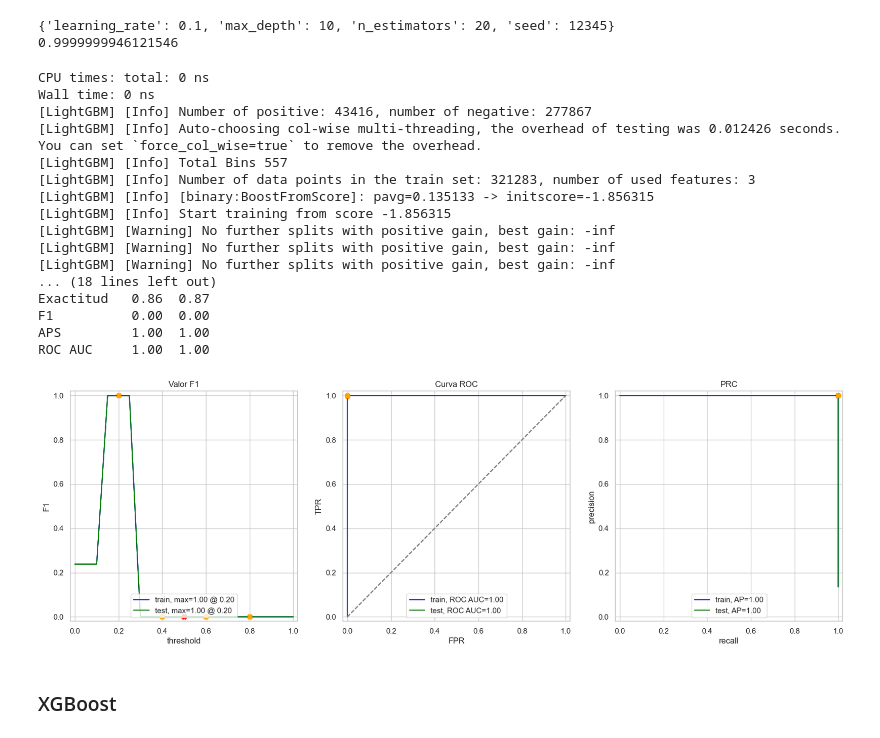
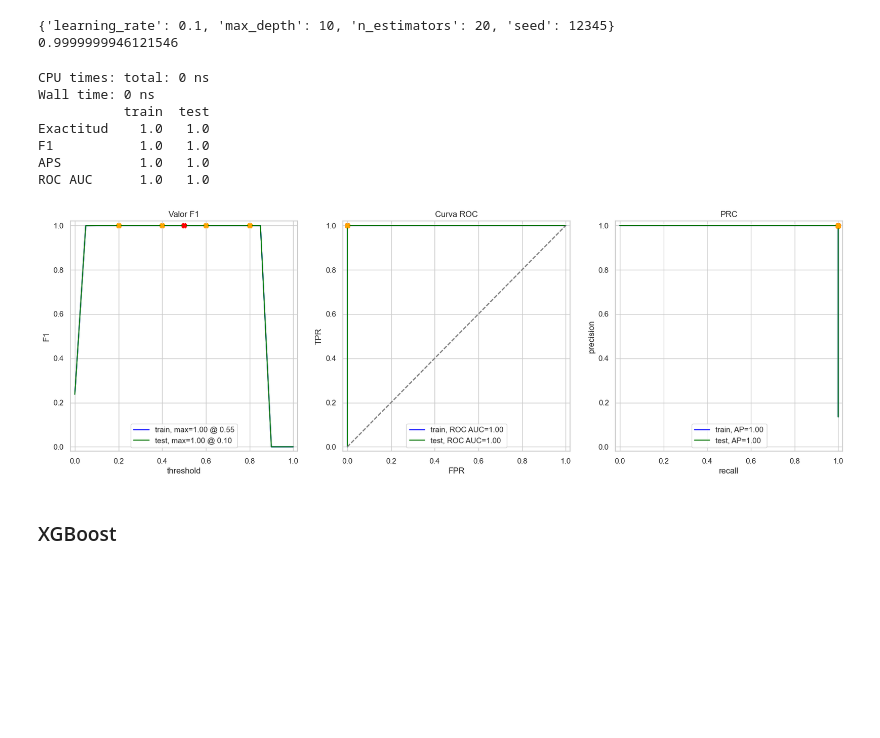
Before and after one commit to AbnerGalRol/Hackaton-Triple_ten-Team-8, a Jupyter notebook: notebooks/hackaton-triple-ten.ipynb, the cells around one changed output. Saved outputs shown, nothing was run; the diff lists cells and outputs as text; code cells hidden in the pictures; blank space fills up the shorter version.

```diff
--- a/notebooks/hackaton-triple-ten.ipynb
+++ b/notebooks/hackaton-triple-ten.ipynb
@@ -583,8 +582,8 @@ returned_products_20 = returned_products_20.sort_values(by='quantity', ascending
 
 fig, axes = plt.subplots(1,2,figsize = (14,5)) # We create a firgure with subplots
 dfs = [returned_products_19,returned_products_20]
-for idx,df in enumerate(dfs):
-    axis = sns.barplot(x='month', y='quantity', data=df
+for idx,data in enumerate(dfs):
+    axis = sns.barplot(x='month', y='quantity', data=data
                 , palette='viridis',hue='quantity',ax=axes[idx])
     axis.set_title('Returned Products per Month')
     axis.set_xlabel('Months')
@@ -968,4 +976,13 @@ target = df['churn']
 features_train, features_valid, target_train, target_valid = train_test_split(features, target, test_size=0.2, random_state=42)
+# %%
+# Scaling features
+r_scaler = RobustScaler()
+
+scaled_features_train = r_scaler.fit_transform(features_train)
+features_train = pd.DataFrame(scaled_features_train,columns=features_train.columns)
+
+scaled_features_test = r_scaler.fit_transform(features_valid)
+features_valid = pd.DataFrame(scaled_features_test,columns=features_valid.columns)
 # %%
 train_data = pd.concat([features_train, target_train], axis=1)
 
@@ -1029,8 +1046,7 @@ print(grid_tree.best_score_)
 1.0
 # %%
 %time #llenar con los resultados anteriores
-model_tree = DecisionTreeClassifier(random_state=12345, max_depth=10, criterion='gini')
-model_tree.fit(features_train, target_train)
+model_tree = grid_tree.best_estimator_
 evaluate_model(model_tree, features_train, target_train, features_valid, target_valid)
 # %% [output]
 CPU times: total: 0 ns
@@ -1065,9 +1083,7 @@ print(grid_forest.best_score_)
 1.0
 # %%
 %time #llenar con los resultados anteriores
-model_ba = RandomForestClassifier(random_state=12345, n_estimators=20,
-                                  criterion='gini')
-model_ba.fit(features_train, target_train)
+model_ba = grid_forest.best_estimator_
 evaluate_model(model_ba, features_train, target_train, features_valid, target_valid)
 # %% [output]
 CPU times: total: 0 ns
@@ -1121,26 +1137,15 @@ print(grid_lgbm.best_score_)
 0.9999999946121546
 # %%
 %time
-model_lgbm = LGBMClassifier(n_estimators=20, seed=12345, max_depth=10, objective='binary', learning_rate=0.01)
-model_lgbm.fit(features_train, target_train)
+model_lgbm = grid_lgbm.best_estimator_
 evaluate_model(model_lgbm, features_train, target_train, features_valid, target_valid)
 # %% [output]
 CPU times: total: 0 ns
 Wall time: 0 ns
-[LightGBM] [Info] Number of positive: 43416, number of negative: 277867
-[LightGBM] [Info] Auto-choosing col-wise multi-threading, the overhead of testing was 0.012426 seconds.
-You can set `force_col_wise=true` to remove the overhead.
-[LightGBM] [Info] Total Bins 557
-[LightGBM] [Info] Number of data points in the train set: 321283, number of used features: 3
-[LightGBM] [Info] [binary:BoostFromScore]: pavg=0.135133 -> initscore=-1.856315
-[LightGBM] [Info] Start training from score -1.856315
-[LightGBM] [Warning] No further splits with positive gain, best gain: -inf
-[LightGBM] [Warning] No further splits with positive gain, best gain: -inf
-[LightGBM] [Warning] No further splits with positive gain, best gain: -inf
-... (18 lines left out)
-Exactitud   0.86  0.87
-F1          0.00  0.00
-APS         1.00  1.00
-ROC AUC     1.00  1.00
+           train  test
+Exactitud    1.0   1.0
+F1           1.0   1.0
+APS          1.0   1.0
+ROC AUC      1.0   1.0
-[figure, old version]
+[figure, new version]
 # %%
```
Also changed, not shown: parts of 20 cells of this notebook, 1 other file.
